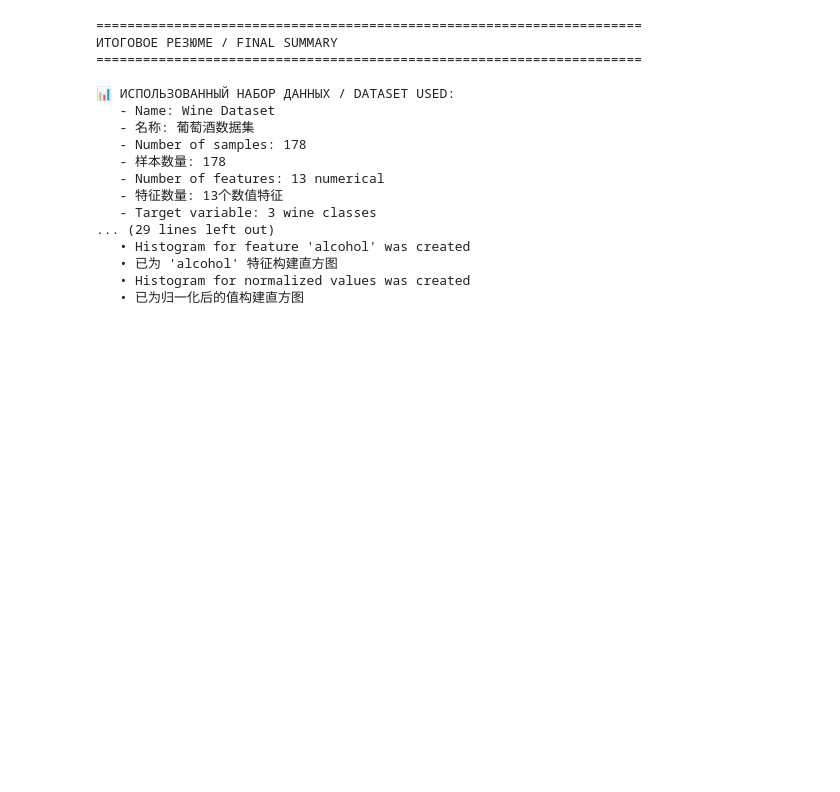
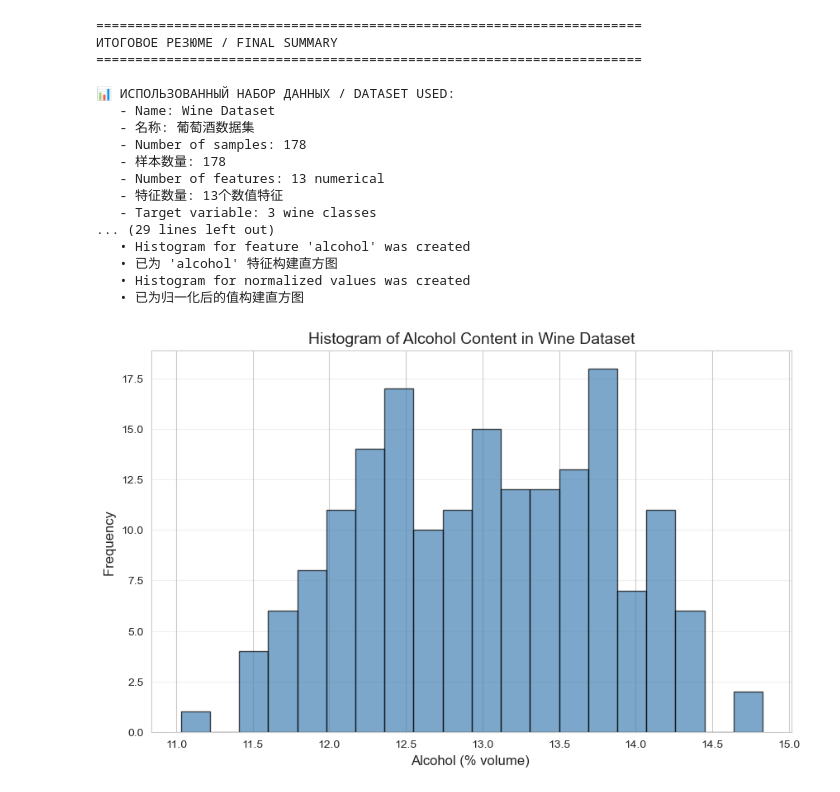
Before and after one commit to huanglei0307/MMO_-, a Jupyter notebook: MMO_PK1.ipynb, the cells around one changed output. Saved outputs shown, nothing was run; the diff lists cells and outputs as text; code cells hidden in the pictures; blank space fills up the shorter version.

```diff
--- a/MMO_PK1.ipynb
+++ b/MMO_PK1.ipynb
@@ -594,3 +521,20 @@ print("   • 已为归一化后的值构建直方图")
    • 已为 'alcohol' 特征构建直方图
    • Histogram for normalized values was created
    • 已为归一化后的值构建直方图
+# %%
+# Специальный код для гистограммы (дополнительное требование)
+# 专门用于直方图的代码（额外要求）
+
+import matplotlib.pyplot as plt
+
+# Построение гистограммы для признака 'alcohol'
+# 为 'alcohol' 特征构建直方图
+plt.figure(figsize=(10, 6))
+plt.hist(df['alcohol'], bins=20, color='steelblue', edgecolor='black', alpha=0.7)
+plt.title('Histogram of Alcohol Content in Wine Dataset', fontsize=14)
+plt.xlabel('Alcohol (% volume) ', fontsize=12)
+plt.ylabel('Frequency ', fontsize=12)
+plt.grid(axis='y', alpha=0.3)
+plt.show()
+# %% [output]
+[figure, added]
```
Also changed, not shown: parts of 1 cell of this notebook.
